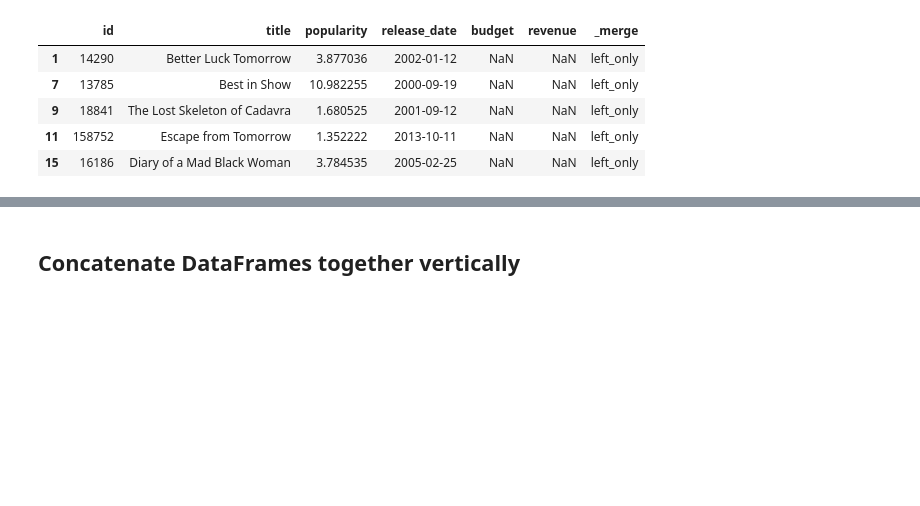
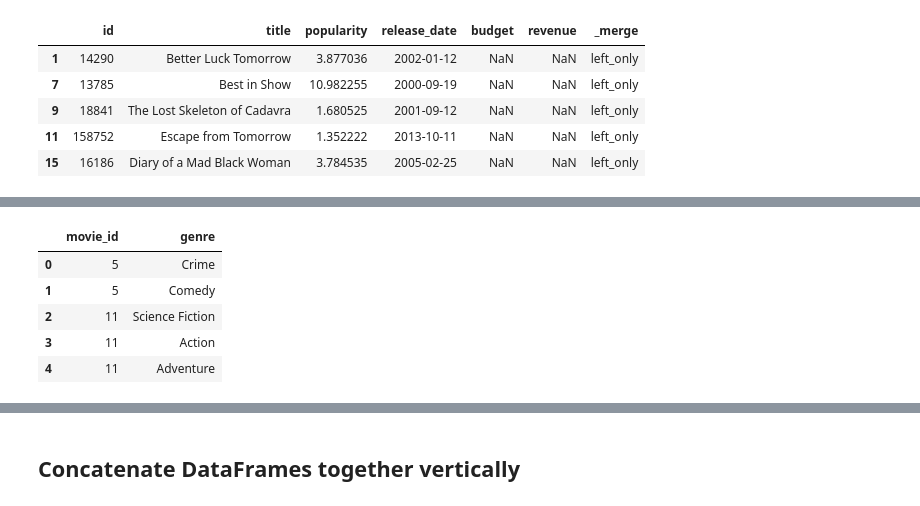
Before and after one commit to kbantoec/dsuc, a Jupyter notebook: joining_data_pandas/notebook.ipynb, the cells around one changed output, grey strips where cells are left out. Drawn from its saved outputs; the diff is of its cells as text; code cells hidden in the pictures; blank space fills up the shorter version.

```diff
--- a/joining_data_pandas/notebook.ipynb
+++ b/joining_data_pandas/notebook.ipynb
@@ -320,0 +353,10 @@ movies_financials[movies['id'].isin(id_list)].head()
+# %%
+genres = pd.read_pickle(DATAPATH / "movie_to_genres.p")
+genres.head()
+# %% [output]
+|  | movie_id | genre |
+| 0 | 5 | Crime |
+| 1 | 5 | Comedy |
+| 2 | 11 | Science Fiction |
+| 3 | 11 | Action |
+| 4 | 11 | Adventure |
```
Also changed, not shown: parts of 16 cells of this notebook.
